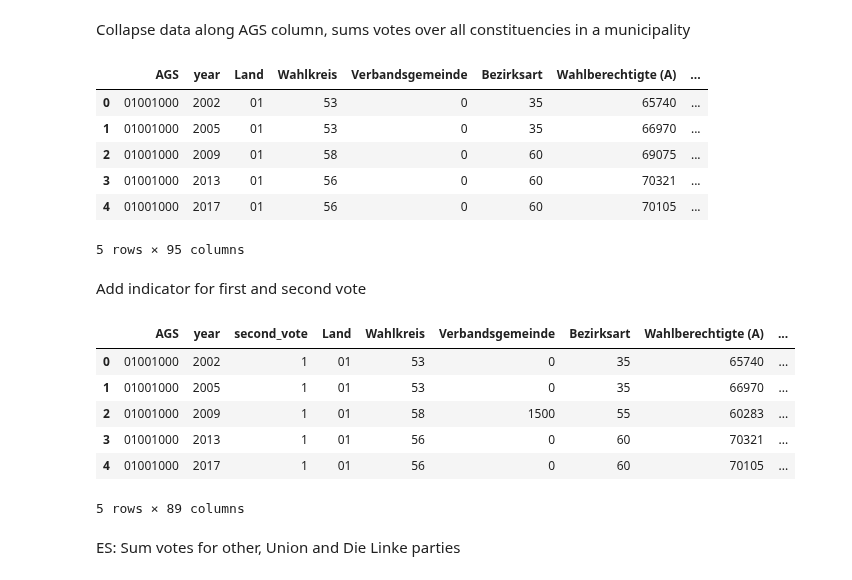
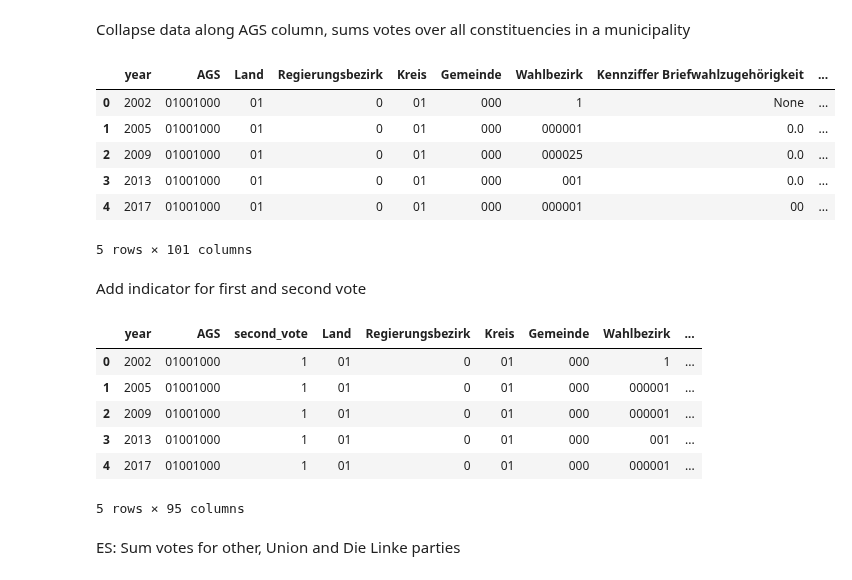
Before and after one commit to jan-schaeffer/powerlinemonsters, a Jupyter notebook: btw_data_prep.ipynb, the cells around one changed output. Drawn from its saved outputs; the diff is of its cells as text; code cells hidden in the pictures.

Commit message:
keep wk

```diff
--- a/btw_data_prep.ipynb
+++ b/btw_data_prep.ipynb
@@ -103,18 +103,27 @@ btw_es['AGS'] = np.where(btw_es['Land'] == '11', '11000000', btw_es['AGS']) #if
 btw_zs['AGS'] = np.where(btw_zs['Land'] == '11', '11000000', btw_es['AGS'])
 # %% [markdown]
 Collapse data along AGS column, sums votes over all constituencies in a municipality
+# %%
+es_cols = list(btw_es.columns)
+es_cols_to_keep = list(btw_es.select_dtypes(['object']).columns) + ['Wahlkreis', 'Bezirksart'] # keep these columns
+es_cols_to_sum = [i for i in es_cols if i not in es_cols_to_keep] # sum these columns
+es_cols_to_sum.remove('year')
+zs_cols = list(btw_zs.columns)
+zs_cols_to_keep = list(btw_zs.select_dtypes(['object']).columns) + ['Wahlkreis', 'Bezirksart']
+zs_cols_to_sum = [i for i in zs_cols if i not in zs_cols_to_keep]
+zs_cols_to_sum.remove('year')
 # %%
-btw_es = btw_es.groupby(['AGS', 'year', 'Land'], as_index=False).sum() #, 'Bezirksart'
-btw_zs = btw_zs.groupby(['AGS', 'year', 'Land'], as_index=False).sum() #, 'Bezirksart'
+btw_es = btw_es.groupby(['AGS', 'year'], as_index=False).agg({**{e:'first' for e in es_cols_to_keep}, **{e:'sum' for e in es_cols_to_sum}})
+btw_zs = btw_zs.groupby(['AGS', 'year'], as_index=False).agg({**{e:'first' for e in zs_cols_to_keep}, **{e:'sum' for e in zs_cols_to_sum}})
 btw_es.head()
 # %% [output]
-|  | AGS | year | Land | Wahlkreis | Verbandsgemeinde | Bezirksart | Wahlberechtigte (A) | ... |
-| 0 | 01001000 | 2002 | 01 | 53 | 0 | 35 | 65740 | ... |
-| 1 | 01001000 | 2005 | 01 | 53 | 0 | 35 | 66970 | ... |
-| 2 | 01001000 | 2009 | 01 | 58 | 0 | 60 | 69075 | ... |
-| 3 | 01001000 | 2013 | 01 | 56 | 0 | 60 | 70321 | ... |
-| 4 | 01001000 | 2017 | 01 | 56 | 0 | 60 | 70105 | ... |
+|  | year | AGS | Land | Regierungsbezirk | Kreis | Gemeinde | Wahlbezirk | Kennziffer Briefwahlzugehörigkeit | ... |
+| 0 | 2002 | 01001000 | 01 | 0 | 01 | 000 | 1 | None | ... |
+| 1 | 2005 | 01001000 | 01 | 0 | 01 | 000 | 000001 | 0.0 | ... |
+| 2 | 2009 | 01001000 | 01 | 0 | 01 | 000 | 000025 | 0.0 | ... |
+| 3 | 2013 | 01001000 | 01 | 0 | 01 | 000 | 001 | 0.0 | ... |
+| 4 | 2017 | 01001000 | 01 | 0 | 01 | 000 | 000001 | 00 | ... |
-5 rows × 95 columns
+5 rows × 101 columns
 # %% [markdown]
 Add indicator for first and second vote
 # %%
@@ -124,13 +133,13 @@ for df, stimme in zip(dfs, eszs):
     df.insert(loc=2, column=stimme, value=1)
 btw_zs.head()
 # %% [output]
-|  | AGS | year | second_vote | Land | Wahlkreis | Verbandsgemeinde | Bezirksart | Wahlberechtigte (A) | ... |
-| 0 | 01001000 | 2002 | 1 | 01 | 53 | 0 | 35 | 65740 | ... |
-| 1 | 01001000 | 2005 | 1 | 01 | 53 | 0 | 35 | 66970 | ... |
-| 2 | 01001000 | 2009 | 1 | 01 | 58 | 1500 | 55 | 60283 | ... |
-| 3 | 01001000 | 2013 | 1 | 01 | 56 | 0 | 60 | 70321 | ... |
-| 4 | 01001000 | 2017 | 1 | 01 | 56 | 0 | 60 | 70105 | ... |
+|  | year | AGS | second_vote | Land | Regierungsbezirk | Kreis | Gemeinde | Wahlbezirk | ... |
+| 0 | 2002 | 01001000 | 1 | 01 | 0 | 01 | 000 | 1 | ... |
+| 1 | 2005 | 01001000 | 1 | 01 | 0 | 01 | 000 | 000001 | ... |
+| 2 | 2009 | 01001000 | 1 | 01 | 0 | 01 | 000 | 000001 | ... |
+| 3 | 2013 | 01001000 | 1 | 01 | 0 | 01 | 000 | 001 | ... |
+| 4 | 2017 | 01001000 | 1 | 01 | 0 | 01 | 000 | 000001 | ... |
-5 rows × 89 columns
+5 rows × 95 columns
 # %% [markdown]
 ES: Sum votes for other, Union and Die Linke parties
 # %%
```
Also changed, not shown: parts of 15 cells of this notebook.
